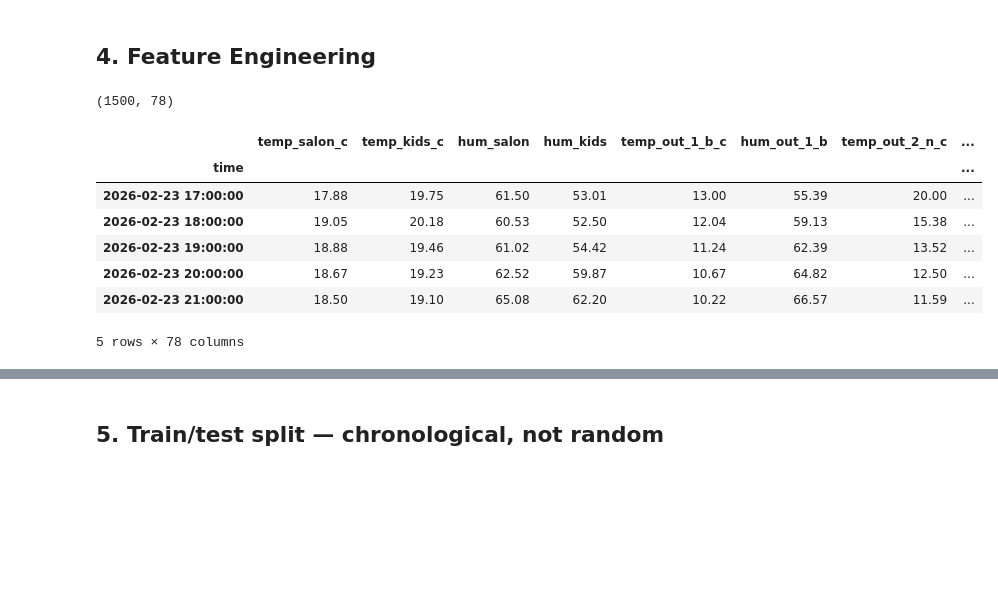
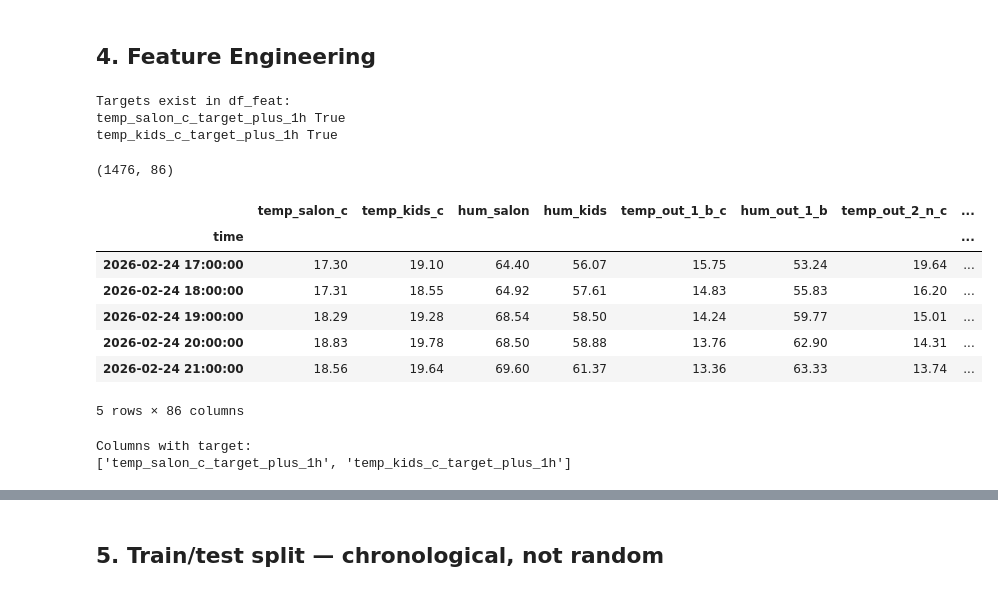
Before and after one commit to sotdousk/residential-thermal-digital-twin, a Jupyter notebook: notebooks/06_ml_temperature_prediction.ipynb, the cells around one changed output, grey strips where cells are left out. Cells and saved outputs as stored; diff of their text form; code cells hidden in the pictures; blank space fills up the shorter version.

```diff
--- a/notebooks/06_ml_temperature_prediction.ipynb
+++ b/notebooks/06_ml_temperature_prediction.ipynb
@@ -145,39 +145,81 @@ def add_rolling_features(data: pd.DataFrame, columns: list[str], windows: list[i
             out[f"{col}_roll_mean_{window}h"] = out[col].rolling(window).mean()
             out[f"{col}_roll_std_{window}h"] = out[col].rolling(window).std()
     return out
+# %%
+feat = df.copy()
+horizon = 1
+
+feat["temp_diff_south"] = feat["temp_out_2_n_c"] - feat["temp_salon_c"]
+feat["temp_diff_north"] = feat["temp_out_1_b_c"] - feat["temp_salon_c"]
+
+feat["temp_salon_c_target_plus_1h"] = feat["temp_salon_c"].shift(-horizon)
+feat["temp_kids_c_target_plus_1h"] = feat["temp_kids_c"].shift(-horizon)
+
+# 3. Define target_cols AFTER have been created
+target_cols = [
+    "temp_salon_c_target_plus_1h",
+    "temp_kids_c_target_plus_1h",
+]
+
+# 4. Sanity check: should return True
+print("Targets exist in df_feat:")
+for col in target_cols:
+    print(col, col in feat.columns)
+# %% [output]
+Targets exist in df_feat:
+temp_salon_c_target_plus_1h True
+temp_kids_c_target_plus_1h True
 # %%
 targets = ["temp_salon_c", "temp_kids_c"]
-base_series_for_lags = [
+# base_series_for_lags = [
+#     "temp_salon_c",
+#     "temp_kids_c",
+#     "temp_out_1_b_c",
+#     "temp_out_2_n_c",
+#     "temp_out_mean_c",
+#     "solar_proxy_temp_delta",
+# ]
+
+horizon_hours = 1
+
+feat = add_time_features(feat)
+lag_cols = [
     "temp_salon_c",
     "temp_kids_c",
     "temp_out_1_b_c",
     "temp_out_2_n_c",
     "temp_out_mean_c",
     "solar_proxy_temp_delta",
 ]
 
-horizon_hours = 1
-lags = [1, 2, 3, 6, 12, 24]
-rolling_windows = [3, 6, 12, 24]
+feat = add_lag_features(feat, columns=lag_cols, lags=[1, 2, 3, 6, 12, 24, 48])
 
-feat = add_time_features(df)
-feat = add_lag_features(feat, base_series_for_lags, lags)
-feat = add_rolling_features(feat, ["temp_salon_c", "temp_kids_c", "temp_out_mean_c"], rolling_windows)
+feat = add_rolling_features(
+    feat,
+    columns=["temp_salon_c", "temp_kids_c"],
+    windows=[2, 3, 6, 12, 24, 48]
+)
 
-for target in targets:
-    feat[f"target_{target}_plus_{horizon_hours}h"] = feat[target].shift(-horizon_hours)
+# for target in targets:
+#     feat[f"target_{target}_plus_{horizon_hours}h"] = feat[target].shift(-horizon_hours)
 
 feat = feat.dropna()
 
 print(feat.shape)
 display(feat.head())
+
+# 7. Sanity check again
+print("Columns with target:")
+print([c for c in feat.columns if "target" in c])
 # %% [output]
-(1500, 78)
+(1476, 86)
 |  | temp_salon_c | temp_kids_c | hum_salon | hum_kids | temp_out_1_b_c | hum_out_1_b | temp_out_2_n_c | ... |
 | time |  |  |  |  |  |  |  | ... |
-| 2026-02-23 17:00:00 | 17.88 | 19.75 | 61.50 | 53.01 | 13.00 | 55.39 | 20.00 | ... |
-| 2026-02-23 18:00:00 | 19.05 | 20.18 | 60.53 | 52.50 | 12.04 | 59.13 | 15.38 | ... |
-| 2026-02-23 19:00:00 | 18.88 | 19.46 | 61.02 | 54.42 | 11.24 | 62.39 | 13.52 | ... |
-| 2026-02-23 20:00:00 | 18.67 | 19.23 | 62.52 | 59.87 | 10.67 | 64.82 | 12.50 | ... |
-| 2026-02-23 21:00:00 | 18.50 | 19.10 | 65.08 | 62.20 | 10.22 | 66.57 | 11.59 | ... |
+| 2026-02-24 17:00:00 | 17.30 | 19.10 | 64.40 | 56.07 | 15.75 | 53.24 | 19.64 | ... |
+| 2026-02-24 18:00:00 | 17.31 | 18.55 | 64.92 | 57.61 | 14.83 | 55.83 | 16.20 | ... |
+| 2026-02-24 19:00:00 | 18.29 | 19.28 | 68.54 | 58.50 | 14.24 | 59.77 | 15.01 | ... |
+| 2026-02-24 20:00:00 | 18.83 | 19.78 | 68.50 | 58.88 | 13.76 | 62.90 | 14.31 | ... |
+| 2026-02-24 21:00:00 | 18.56 | 19.64 | 69.60 | 61.37 | 13.36 | 63.33 | 13.74 | ... |
-5 rows × 78 columns
+5 rows × 86 columns
+Columns with target:
+['temp_salon_c_target_plus_1h', 'temp_kids_c_target_plus_1h']
```
Also changed, not shown: parts of 14 cells of this notebook.
